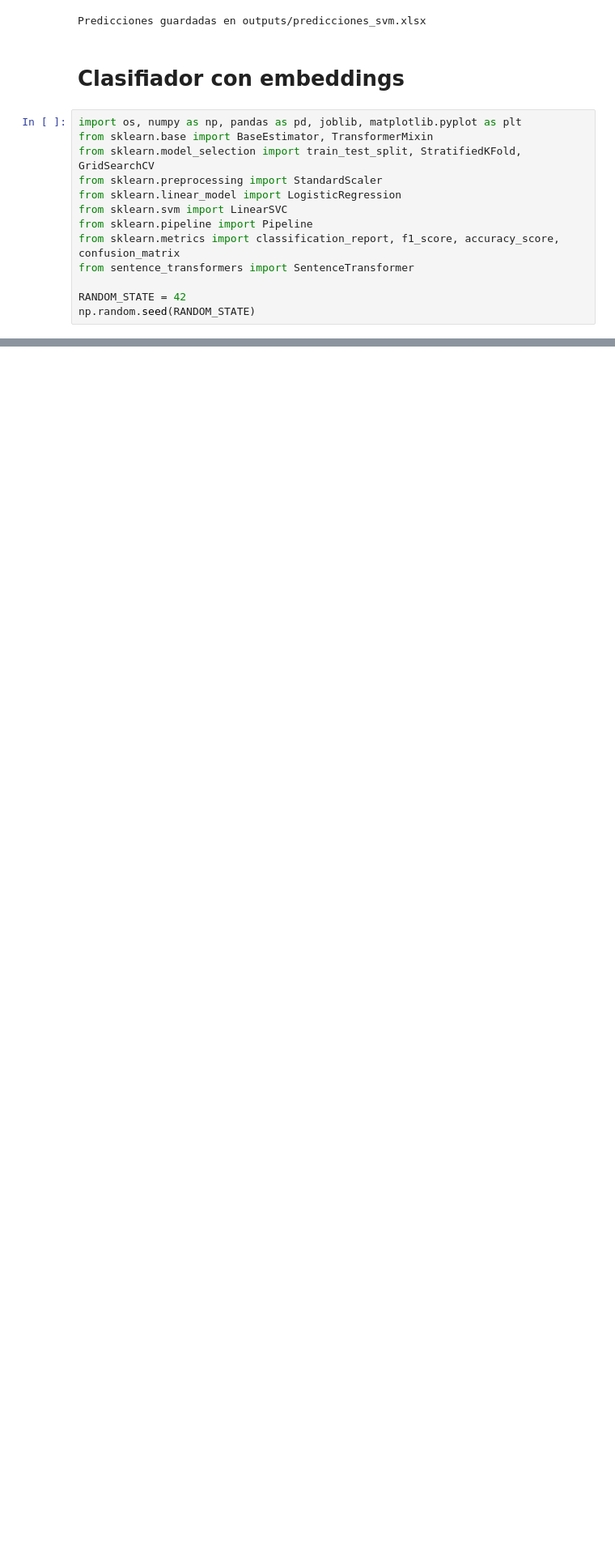
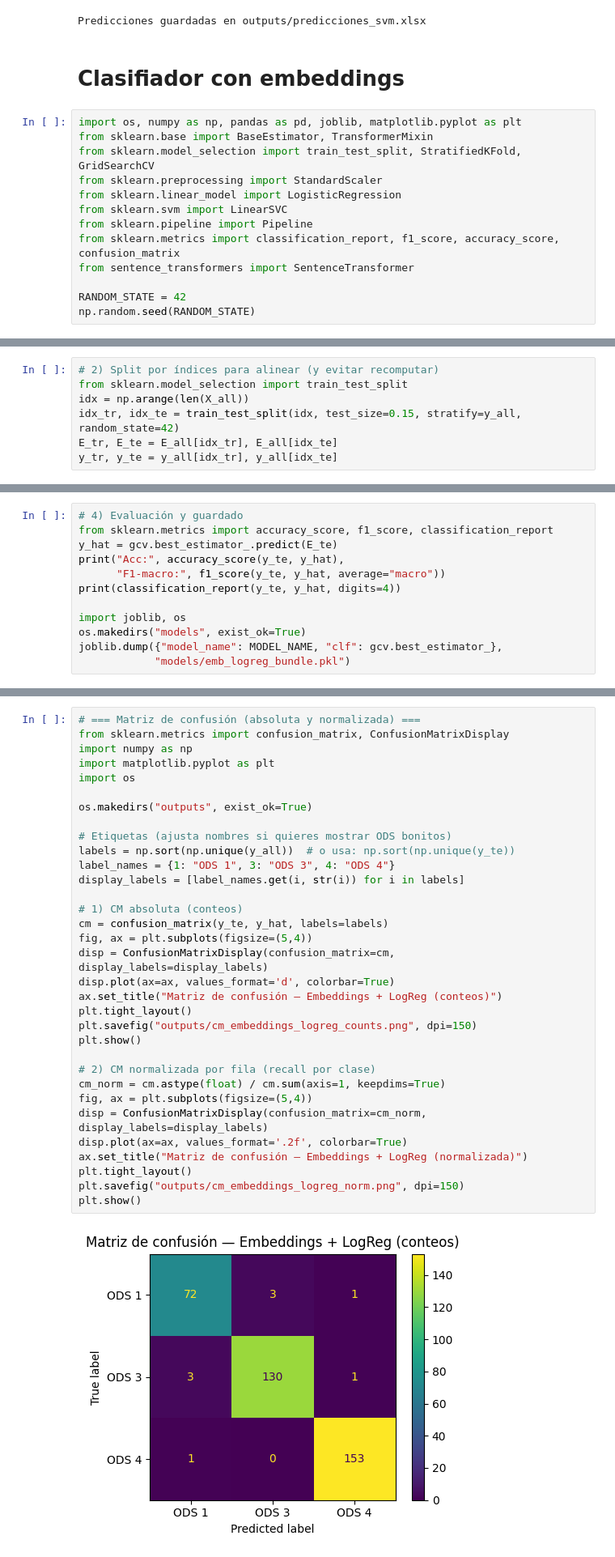
Before and after one commit to AlejandroPardoS/Proyecto1BI, a Jupyter notebook: proyecto1BI.ipynb, the cells around one changed output, grey strips where cells are left out. Shown at 81% size. Saved outputs shown, nothing was run; the diff lists cells and outputs as text; blank space fills up the shorter version.

Commit message:
Embeddings terminado

```diff
--- a/proyecto1BI.ipynb
+++ b/proyecto1BI.ipynb
@@ -1093,0 +995,7 @@ predecir_excel_embeddings("data/Datos de prueba_proyecto.xlsx", texto_col="Texto
+# %%
+# 2) Split por índices para alinear (y evitar recomputar)
+from sklearn.model_selection import train_test_split
+idx = np.arange(len(X_all))
+idx_tr, idx_te = train_test_split(idx, test_size=0.15, stratify=y_all, random_state=42)
+E_tr, E_te = E_all[idx_tr], E_all[idx_te]
+y_tr, y_te = y_all[idx_tr], y_all[idx_te]
@@ -1093,0 +1047,12 @@ predecir_excel_embeddings("data/Datos de prueba_proyecto.xlsx", texto_col="Texto
+# %%
+# 4) Evaluación y guardado
+from sklearn.metrics import accuracy_score, f1_score, classification_report
+y_hat = gcv.best_estimator_.predict(E_te)
+print("Acc:", accuracy_score(y_te, y_hat),
+      "F1-macro:", f1_score(y_te, y_hat, average="macro"))
+print(classification_report(y_te, y_hat, digits=4))
+
+import joblib, os
+os.makedirs("models", exist_ok=True)
+joblib.dump({"model_name": MODEL_NAME, "clf": gcv.best_estimator_},
+            "models/emb_logreg_bundle.pkl")
@@ -1093,0 +1077,35 @@ predecir_excel_embeddings("data/Datos de prueba_proyecto.xlsx", texto_col="Texto
+# %%
+# === Matriz de confusión (absoluta y normalizada) ===
+from sklearn.metrics import confusion_matrix, ConfusionMatrixDisplay
+import numpy as np
+import matplotlib.pyplot as plt
+import os
+
+os.makedirs("outputs", exist_ok=True)
+
+# Etiquetas (ajusta nombres si quieres mostrar ODS bonitos)
+labels = np.sort(np.unique(y_all))  # o usa: np.sort(np.unique(y_te))
+label_names = {1: "ODS 1", 3: "ODS 3", 4: "ODS 4"}
+display_labels = [label_names.get(i, str(i)) for i in labels]
+
+# 1) CM absoluta (conteos)
+cm = confusion_matrix(y_te, y_hat, labels=labels)
+fig, ax = plt.subplots(figsize=(5,4))
+disp = ConfusionMatrixDisplay(confusion_matrix=cm, display_labels=display_labels)
+disp.plot(ax=ax, values_format='d', colorbar=True)
+ax.set_title("Matriz de confusión — Embeddings + LogReg (conteos)")
+plt.tight_layout()
+plt.savefig("outputs/cm_embeddings_logreg_counts.png", dpi=150)
+plt.show()
+
+# 2) CM normalizada por fila (recall por clase)
+cm_norm = cm.astype(float) / cm.sum(axis=1, keepdims=True)
+fig, ax = plt.subplots(figsize=(5,4))
+disp = ConfusionMatrixDisplay(confusion_matrix=cm_norm, display_labels=display_labels)
+disp.plot(ax=ax, values_format='.2f', colorbar=True)
+ax.set_title("Matriz de confusión — Embeddings + LogReg (normalizada)")
+plt.tight_layout()
+plt.savefig("outputs/cm_embeddings_logreg_norm.png", dpi=150)
+plt.show()
+# %% [output]
+[figure, added]
```
Also changed, not shown: parts of 21 cells of this notebook.
